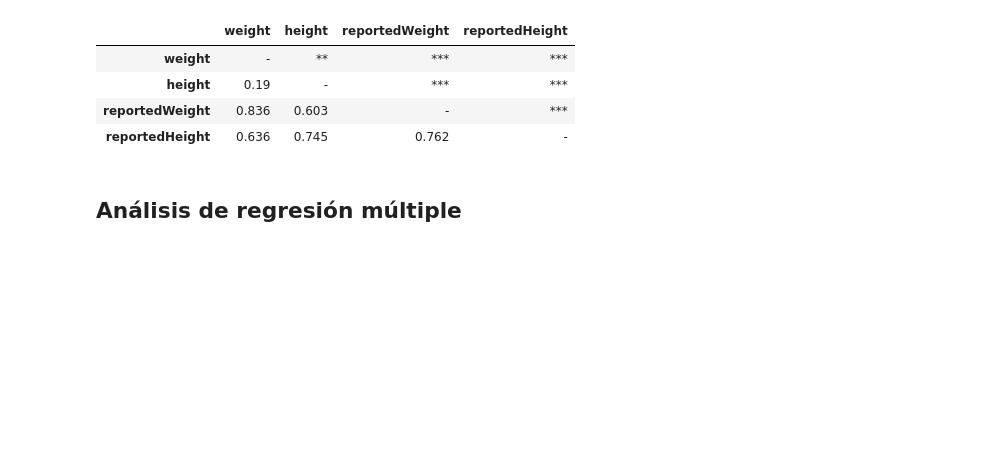
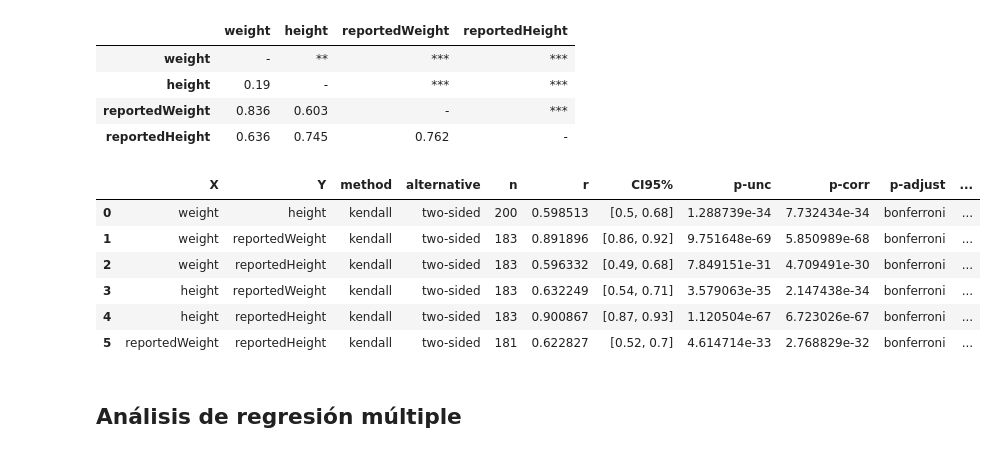
Before and after one commit to renatoparedes/Fundamentos-Python-Investigacion-Psicologia, a Jupyter notebook: Analisis-De-Datos-Cuantitativos/Estadistica.ipynb, the cells around one changed output. Cells and saved outputs as stored; diff of their text form; code cells hidden in the pictures; blank space fills up the shorter version.

```diff
--- a/Analisis-De-Datos-Cuantitativos/Estadistica.ipynb
+++ b/Analisis-De-Datos-Cuantitativos/Estadistica.ipynb
@@ -544,6 +551,16 @@ davis_data.rcorr()
 | height | 0.19 | - | *** | *** |
 | reportedWeight | 0.836 | 0.603 | - | *** |
 | reportedHeight | 0.636 | 0.745 | 0.762 | - |
+# %%
+pg.pairwise_corr(davis_data, method="kendall", padjust="bonferroni")
+# %% [output]
+|  | X | Y | method | alternative | n | r | CI95% | p-unc | p-corr | p-adjust | ... |
+| 0 | weight | height | kendall | two-sided | 200 | 0.598513 | [0.5, 0.68] | 1.288739e-34 | 7.732434e-34 | bonferroni | ... |
+| 1 | weight | reportedWeight | kendall | two-sided | 183 | 0.891896 | [0.86, 0.92] | 9.751648e-69 | 5.850989e-68 | bonferroni | ... |
+| 2 | weight | reportedHeight | kendall | two-sided | 183 | 0.596332 | [0.49, 0.68] | 7.849151e-31 | 4.709491e-30 | bonferroni | ... |
+| 3 | height | reportedWeight | kendall | two-sided | 183 | 0.632249 | [0.54, 0.71] | 3.579063e-35 | 2.147438e-34 | bonferroni | ... |
+| 4 | height | reportedHeight | kendall | two-sided | 183 | 0.900867 | [0.87, 0.93] | 1.120504e-67 | 6.723026e-67 | bonferroni | ... |
+| 5 | reportedWeight | reportedHeight | kendall | two-sided | 181 | 0.622827 | [0.52, 0.7] | 4.614714e-33 | 2.768829e-32 | bonferroni | ... |
 # %% [markdown]
 ## Análisis de regresión múltiple
 # %%
```
Also changed, not shown: parts of 16 cells of this notebook, 1 other file.
